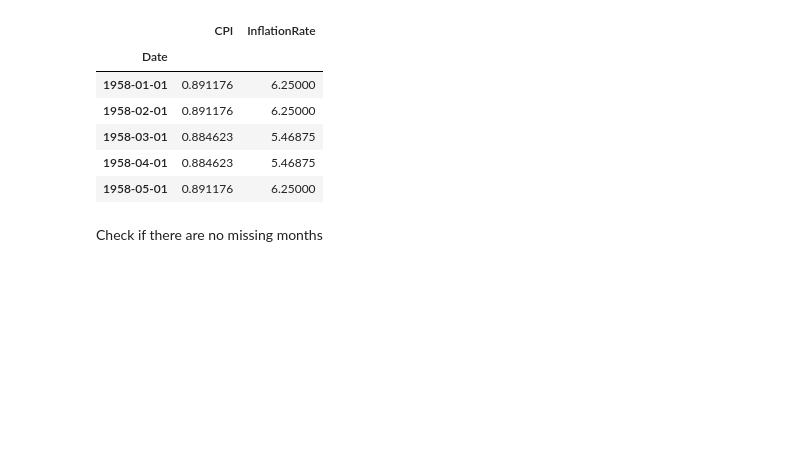
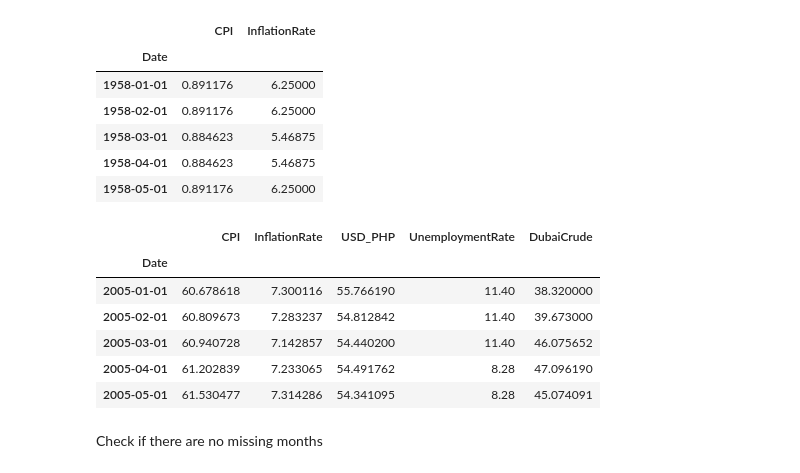
Before and after one commit to xxtofff/ML-Projects, a Jupyter notebook: notebooks/inflation_forecasting.ipynb, the cells around one changed output. Drawn from its saved outputs; the diff is of its cells as text; code cells hidden in the pictures; blank space fills up the shorter version.

```diff
--- a/notebooks/inflation_forecasting.ipynb
+++ b/notebooks/inflation_forecasting.ipynb
@@ -15 +17,6 @@ from pmdarima.arima import auto_arima
+# %%
+bsp_cpi = pd.read_csv('..//data//bsp_cpibase2018_dataset.csv')
+usd_php = pd.read_csv('..//data//usd_to_php.csv')
+unemployment = pd.read_csv('..//data//psa_unemployment_rate.csv')
+crude = pd.read_csv('..//data//global_dubai_crude.csv')
 # %%
@@ -28,9 +34,9 @@ I_{\mathrm{YoY}}&=\frac{\mathrm{CPI}_{t}-\mathrm{CPI}_{t-12}}{\mathrm{CPI}_{t-12
 # %%
 inflation_rate = bsp_cpi['CPI'].pct_change(12) * 100
 bsp_cpi['InflationRate'] = inflation_rate
-inf = bsp_cpi['InflationRate'].dropna()
+full_inf = bsp_cpi.dropna()
 
-bsp_cpi.dropna().head()
+full_inf.head()
 # %% [output]
 |  | CPI | InflationRate |
 | Date |  |  |
@@ -39,6 +45,35 @@ bsp_cpi.dropna().head()
 | 1958-03-01 | 0.884623 | 5.46875 |
 | 1958-04-01 | 0.884623 | 5.46875 |
 | 1958-05-01 | 0.891176 | 6.25000 |
+# %%
+# USD/PHP
+usd_php['Year'] = usd_php['Period'].ffill()
+usd_php['Date'] = pd.to_datetime(usd_php['Year'].astype(int).astype(str) + ' ' + usd_php['Unnamed: 1'] + ' 1')
+usd_php = usd_php[['Date', 'Average']].rename(columns={'Average': 'USD_PHP'})
+
+# Unemployment
+unemployment['Date'] = pd.to_datetime(unemployment['Year'].astype(str) + ' ' + unemployment['Monthly/Quarterly'] + ' 1')
+unemployment['Unemployment Rate'] = pd.to_numeric(unemployment['Unemployment Rate'], errors='coerce')
+unemployment = unemployment[['Date', 'Unemployment Rate']].rename(columns={'Unemployment Rate': 'UnemploymentRate'}).sort_values('Date')
+unemployment['UnemploymentRate'] = unemployment['UnemploymentRate'].interpolate(method='pad', limit_area='inside')
+
+# Crude oil
+crude['Date'] = pd.to_datetime(crude['observation_date'])
+crude = crude[['Date', 'POILDUBUSDM']].rename(columns={'POILDUBUSDM': 'DubaiCrude'})
+
+# Merge all
+inf_data = full_inf.merge(usd_php, on='Date', how='inner').merge(unemployment, on='Date', how='inner').merge(crude, on='Date', how='inner').sort_values('Date').reset_index(drop=True)
+inf_data.set_index("Date", inplace = True)
+
+inf_data.head()
+# %% [output]
+|  | CPI | InflationRate | USD_PHP | UnemploymentRate | DubaiCrude |
+| Date |  |  |  |  |  |
+| 2005-01-01 | 60.678618 | 7.300116 | 55.766190 | 11.40 | 38.320000 |
+| 2005-02-01 | 60.809673 | 7.283237 | 54.812842 | 11.40 | 39.673000 |
+| 2005-03-01 | 60.940728 | 7.142857 | 54.440200 | 11.40 | 46.075652 |
+| 2005-04-01 | 61.202839 | 7.233065 | 54.491762 | 8.28 | 47.096190 |
+| 2005-05-01 | 61.530477 | 7.314286 | 54.341095 | 8.28 | 45.074091 |
 # %% [markdown]
 Check if there are no missing months
 # %%
```
Also changed, not shown: parts of 32 cells of this notebook.
